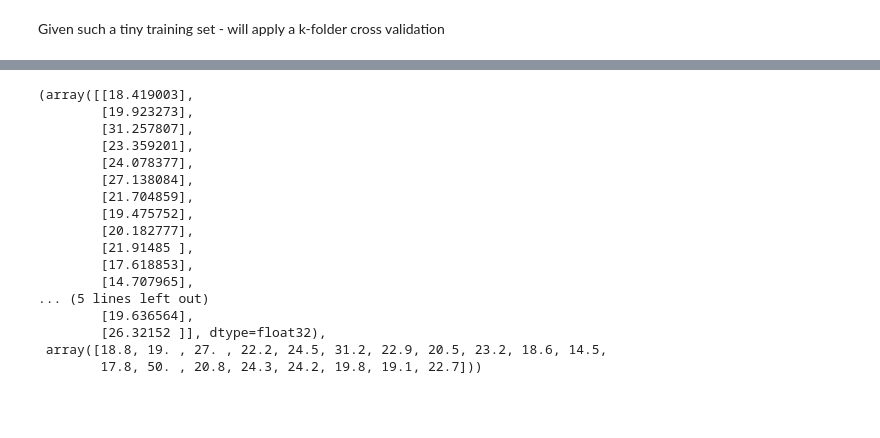
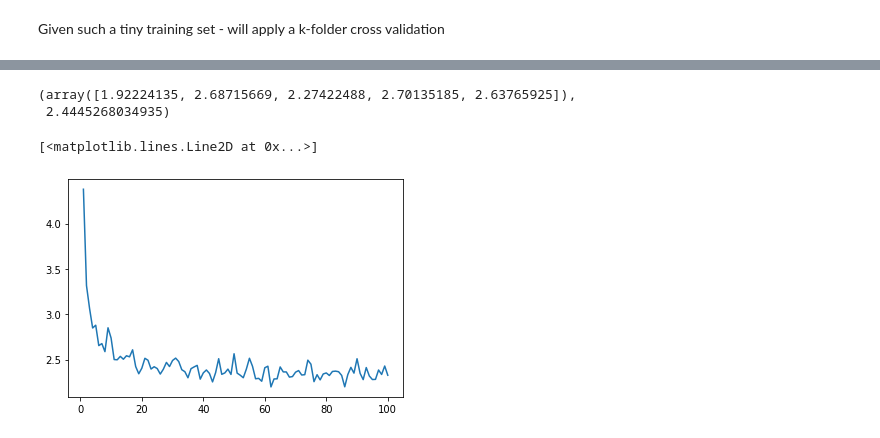
Before and after one commit to vivaming/PyPractice, a Jupyter notebook: DL_With_Python_Ch03_Regression.ipynb, the cells around one changed output, grey strips where cells are left out. Saved outputs shown, nothing was run; the diff lists cells and outputs as text; code cells hidden in the pictures; blank space fills up the shorter version.

```diff
--- a/DL_With_Python_Ch03_Regression.ipynb
+++ b/DL_With_Python_Ch03_Regression.ipynb
@@ -35,8 +38,9 @@ from keras import layers
 def build_model():
     model = models.Sequential()
     model.add(layers.Dense(64, activation='relu',
-                           input_shape=(train_data.shape[1],)))
-    model.add(layers.Dense(64, activation='relu'))
+                           input_shape=(train_data.shape[1],),
+                           kernel_regularizer=regularizers.l2(0.02)))
+    model.add(layers.Dense(64, activation='relu', kernel_regularizer=regularizers.l2(0.02)))
     model.add(layers.Dense(1))
     model.compile(optimizer='rmsprop', loss='mse', metrics=['mae'])
     return model
@@ -49,7 +53,7 @@ k=5
 num_val_samples=len(train_data)//k
 # %%
 num_epochs=100
-all_score=[]
+all_mae_history=[]
 # %%
 for i in range(k):
   print ('Folder: ', i)
@@ -69,10 +73,13 @@ for i in range(k):
   print("train_size:", len(partial_train_data))
 
   model=build_model()
-  model.fit(partial_train_data, partial_train_targets,
-            epochs=num_epochs, batch_size=1)
-  val_mse, val_mae=model.evaluate(val_data, val_targets)
-  all_score.append(val_mae)
+  history=model.fit(partial_train_data, partial_train_targets,
+            epochs=num_epochs, batch_size=1, verbose=0,
+            validation_data=(val_data, val_targets))
+  mae_history=history.history['val_mae']
+  all_mae_history.append(mae_history)
+  # val_mse, val_mae=model.evaluate(val_data, val_targets)
+  # all_score.append(val_mae)
 # %% [output]
 Folder:  0
 train_size: 324
@@ -126,20 +94,5 @@ array([15.2, 42.3, 50. , 21.1, 17.7, 18.5, 11.3, 15.6, 15.6, 14.4, 12.1,
-# %%
-model.predict(test_data)[1:20], test_targets[1:20]
-# %% [output]
-(array([[18.419003],
-        [19.923273],
-        [31.257807],
-        [23.359201],
-        [24.078377],
-        [27.138084],
-        [21.704859],
-        [19.475752],
-        [20.182777],
-        [21.91485 ],
-        [17.618853],
-        [14.707965],
-... (5 lines left out)
-        [19.636564],
-        [26.32152 ]], dtype=float32),
- array([18.8, 19. , 27. , 22.2, 24.5, 31.2, 22.9, 20.5, 23.2, 18.6, 14.5,
-        17.8, 50. , 20.8, 24.3, 24.2, 19.8, 19.1, 22.7]))
+# %%
+np.ndarray.mean(np.array(all_mae_history),  axis=1), np.ndarray.mean(np.array(all_mae_history))
+# %% [output]
+(array([1.92224135, 2.68715669, 2.27422488, 2.70135185, 2.63765925]),
+ 2.4445268034935)
@@ -146,2 +101,8 @@ model.predict(test_data)[1:20], test_targets[1:20]
 # %%
 import matplotlib.pyplot as plt
+# %%
+average_mae_history=np.ndarray.mean(np.array(all_mae_history),  axis=0)
+plt.plot(range(1, num_epochs+1), average_mae_history)
+# %% [output]
+[<matplotlib.lines.Line2D at 0x...>]
+[figure, added]
```
Also changed, not shown: parts of 10 cells of this notebook.
